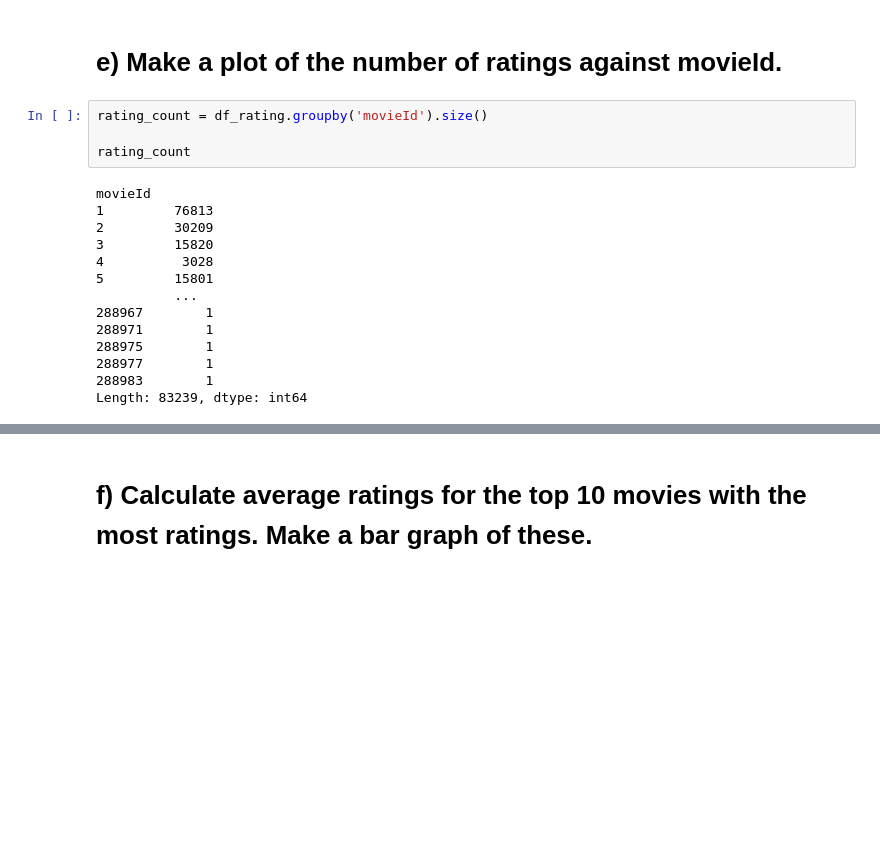
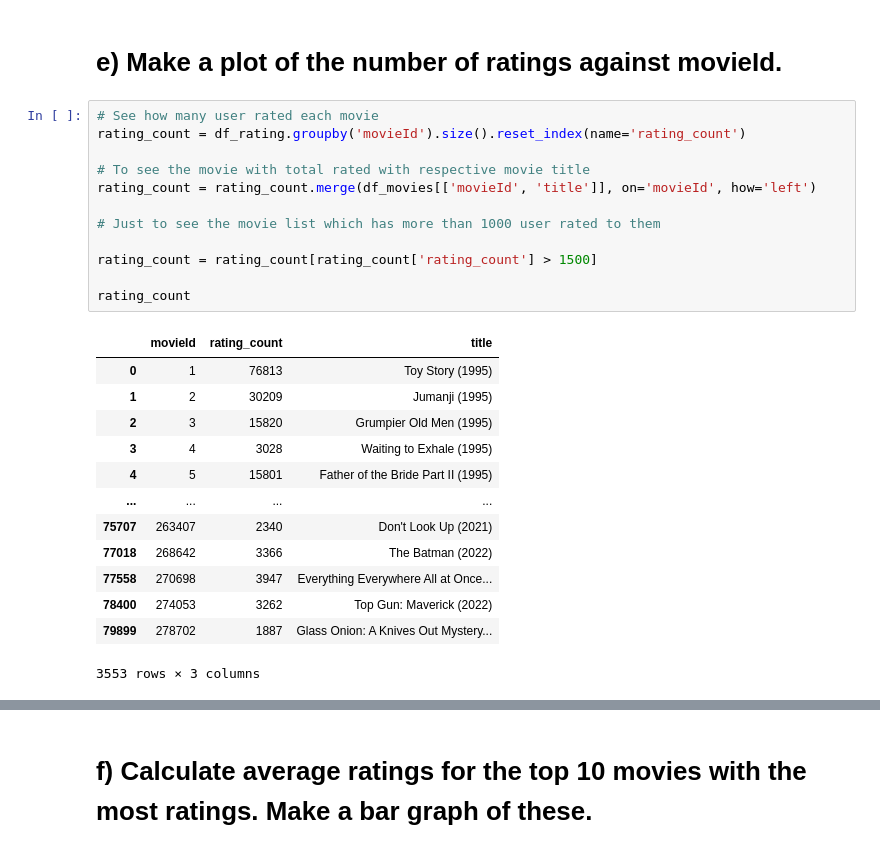
Before and after one commit to mosendamnit/AI-muhsin-OPA23, a Jupyter notebook: labs/lab_01.ipynb, the cells around one changed output, grey strips where cells are left out. Saved outputs shown, nothing was run; the diff lists cells and outputs as text; blank space fills up the shorter version.

```diff
--- a/labs/lab_01.ipynb
+++ b/labs/lab_01.ipynb
@@ -248,24 +248,32 @@ plt.show()
 [figure]
 # %% [markdown]
 # e) Make a plot of the number of ratings against movieId.
-# %%
-rating_count = df_rating.groupby('movieId').size()
-
-rating_count
-# %% [output]
-movieId
-1         76813
-2         30209
-3         15820
-4          3028
-5         15801
-          ...
-288967        1
-288971        1
-288975        1
-288977        1
-288983        1
-Length: 83239, dtype: int64
+# %%
+# See how many user rated each movie
+rating_count = df_rating.groupby('movieId').size().reset_index(name='rating_count')
+
+# To see the movie with total rated with respective movie title
+rating_count = rating_count.merge(df_movies[['movieId', 'title']], on='movieId', how='left')
+
+# Just to see the movie list which has more than 1000 user rated to them
+
+rating_count = rating_count[rating_count['rating_count'] > 1500]
+
+rating_count
+# %% [output]
+|  | movieId | rating_count | title |
+| 0 | 1 | 76813 | Toy Story (1995) |
+| 1 | 2 | 30209 | Jumanji (1995) |
+| 2 | 3 | 15820 | Grumpier Old Men (1995) |
+| 3 | 4 | 3028 | Waiting to Exhale (1995) |
+| 4 | 5 | 15801 | Father of the Bride Part II (1995) |
+| ... | ... | ... | ... |
+| 75707 | 263407 | 2340 | Don't Look Up (2021) |
+| 77018 | 268642 | 3366 | The Batman (2022) |
+| 77558 | 270698 | 3947 | Everything Everywhere All at Once... |
+| 78400 | 274053 | 3262 | Top Gun: Maverick (2022) |
+| 79899 | 278702 | 1887 | Glass Onion: A Knives Out Mystery... |
+3553 rows × 3 columns
 # %%
 import matplotlib.pyplot as plt
 
```
Also changed, not shown: parts of 1 cell of this notebook.
